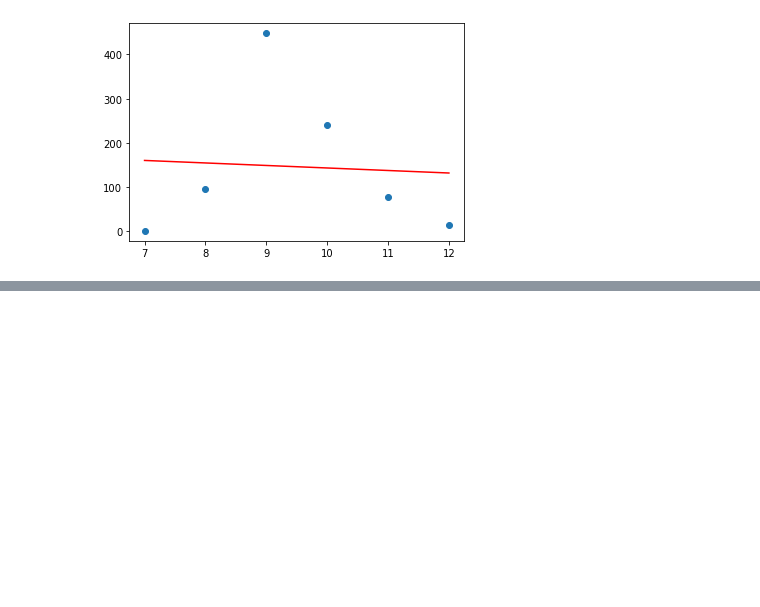
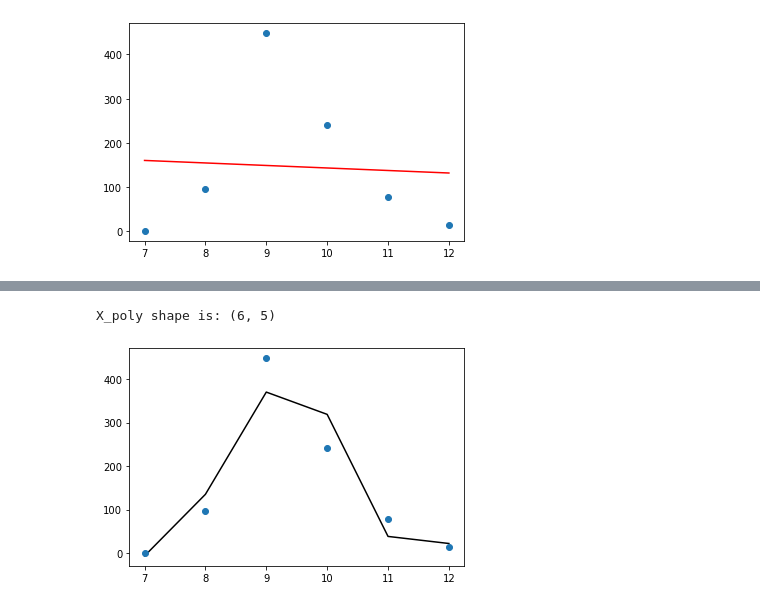
Before and after one commit to ChristianShada/Monarch_Butterflies, a Jupyter notebook: ML_Monarch_super_basic_linear_regression.ipynb, the cells around one changed output, grey strips where cells are left out. Drawn from its saved outputs; the diff is of its cells as text; code cells hidden in the pictures; blank space fills up the shorter version.

```diff
--- a/ML_Monarch_super_basic_linear_regression.ipynb
+++ b/ML_Monarch_super_basic_linear_regression.ipynb
@@ -86,0 +113,6 @@ plt.show()
+# %%
+# 4th degree
+fit_and_plot_poly_deg(4)
+# %% [output]
+X_poly shape is: (6, 5)
+[figure, added]
```
Also changed, not shown: parts of 4 cells of this notebook.
